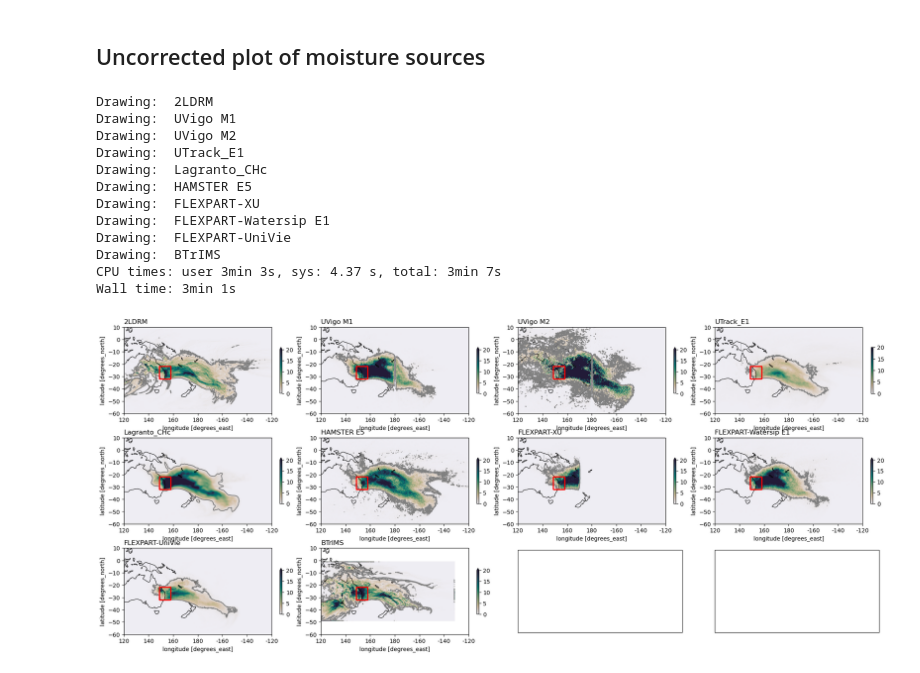
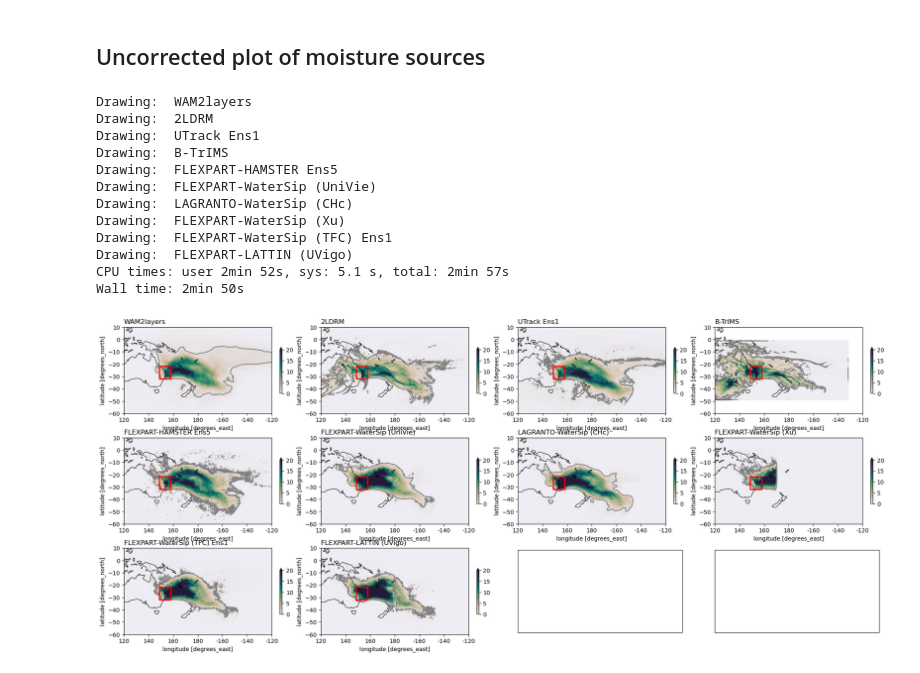
Before and after one commit to WAM2layers/Moisture_tracking_intercomparison, a Jupyter notebook: Australia_case_sharing.ipynb, the cells around one changed output. Saved outputs shown, nothing was run; the diff lists cells and outputs as text; code cells hidden in the pictures.

Commit message:
Updated Australia_case_sharing.ipynb
It now uses combine_data.py for loading data

```diff
--- a/Australia_case_sharing.ipynb
+++ b/Australia_case_sharing.ipynb
@@ -121,2 +35,5 @@ merged_aus = xr.Dataset(dss)
 # %%
 modn = [i for i in merged_aus.data_vars]  # List of model names with ensemble members
+# %%
+for i, mn in enumerate(modn):
+    print(i, mn)
@@ -123,5 +58,5 @@ modn = [i for i in merged_aus.data_vars]  # List of model names with ensemble me
 # %%
 # Shift longitude from (-180,180) to (0,360)
-merged_aus2 = merged_aus.sel(lon=slice(-180,179.75)).copy()
+merged_aus2 = merged_aus.copy()
 merged_aus2.coords['lon'] = (merged_aus2.coords['lon'] + 360) % 360
 merged_aus2 = merged_aus2.sortby(merged_aus2.lon)
@@ -143,10 +63,10 @@ mlabel[20] = 'FLEXPART-UniVie'
 # %%
-unique = [1,3,4,5,10,15,16,17,20,21]  # index for one ensemble per simulation
+unique = [0,1,2,7,12,13,14,15,16,19]  # index for one ensemble per simulation
 # %% [markdown]
 # Sample plots
 # %%
 # Load mask
-mask = xr.open_dataset('./mask_australia_box_lon0to360.nc')
+mask = xr.open_dataset('./Australia/mask_australia_box_lon0to360.nc')
 maskr = mask.mask.isel(time=0).drop_vars('time')
 # %%
 # Make sample figure (in this case of WAM2layers)
@@ -187,44 +107,44 @@ ax.set_extent([120, 240, -65, 10], prj)
 %%time
 prj180 = crs.PlateCarree(central_longitude=180)
 prj = crs.PlateCarree()
 
 fig, axs = plt.subplots(ncols=4, nrows=3, figsize=(24, 10), subplot_kw={'projection': prj180})
 
 for i, ax in enumerate(fig.axes):
     if i >= len(unique):
         continue
 
-    src = merged_aus2[modn[unique[i]]]  # bring the result of the selected model
-    ttl = mlabel[unique[i]]             # and the label of the model
+    ttl = modn[unique[i]]               # bring the label of the model
+    src = merged_aus2[modn[unique[i]]]  # and the result of the selected model
 
     ax.set_xticks(np.arange(0, 361, 20), crs=prj)   # Setting xticks (0,360)
     ax.set_yticks(np.arange(-90, 91, 10), crs=prj)  # Setting yticks (-90,90)
     lon_formatter = LongitudeFormatter(direction_label=False, degree_symbol='')
     ax.xaxis.set_major_formatter(lon_formatter)
     ax.add_feature(cartopy.feature.COASTLINE, linewidth=0.8)
     ax.add_feature(cartopy.feature.BORDERS, linestyle='-', linewidth=.2)
 
     src.plot(ax=ax, cmap=cm.rain, vmin=0, vmax=20,
              cbar_kwargs=dict(fraction=0.05, shrink=0.5,label=None),
              transform = crs.PlateCarree(),)
     src.plot.contour(ax=ax, levels=[1], colors=["grey"], transform = prj)
     maskr.plot.contour(ax=ax, colors=['red'], transform = prj)
     ax.set_title(ttl, loc='left')
     ax.set_extent([120, 240, -60, 10], prj)
     print('Drawing: ', ttl)
 
 fig.savefig("MoistureSources_Australia_reduced.png",dpi=300)
 # %% [output]
+Drawing:  WAM2layers
 Drawing:  2LDRM
-Drawing:  UVigo M1
-Drawing:  UVigo M2
-Drawing:  UTrack_E1
-Drawing:  Lagranto_CHc
-Drawing:  HAMSTER E5
-Drawing:  FLEXPART-XU
-Drawing:  FLEXPART-Watersip E1
-Drawing:  FLEXPART-UniVie
-Drawing:  BTrIMS
-CPU times: user 3min 3s, sys: 4.37 s, total: 3min 7s
-Wall time: 3min 1s
+Drawing:  UTrack Ens1
+Drawing:  B-TrIMS
+Drawing:  FLEXPART-HAMSTER Ens5
+Drawing:  FLEXPART-WaterSip (UniVie)
+Drawing:  LAGRANTO-WaterSip (CHc)
+Drawing:  FLEXPART-WaterSip (Xu)
+Drawing:  FLEXPART-WaterSip (TFC) Ens1
+Drawing:  FLEXPART-LATTIN (UVigo)
+CPU times: user 2min 52s, sys: 5.1 s, total: 2min 57s
+Wall time: 2min 50s
-[figure, old version]
+[figure, new version]
```
Also changed, not shown: parts of 11 cells of this notebook.
